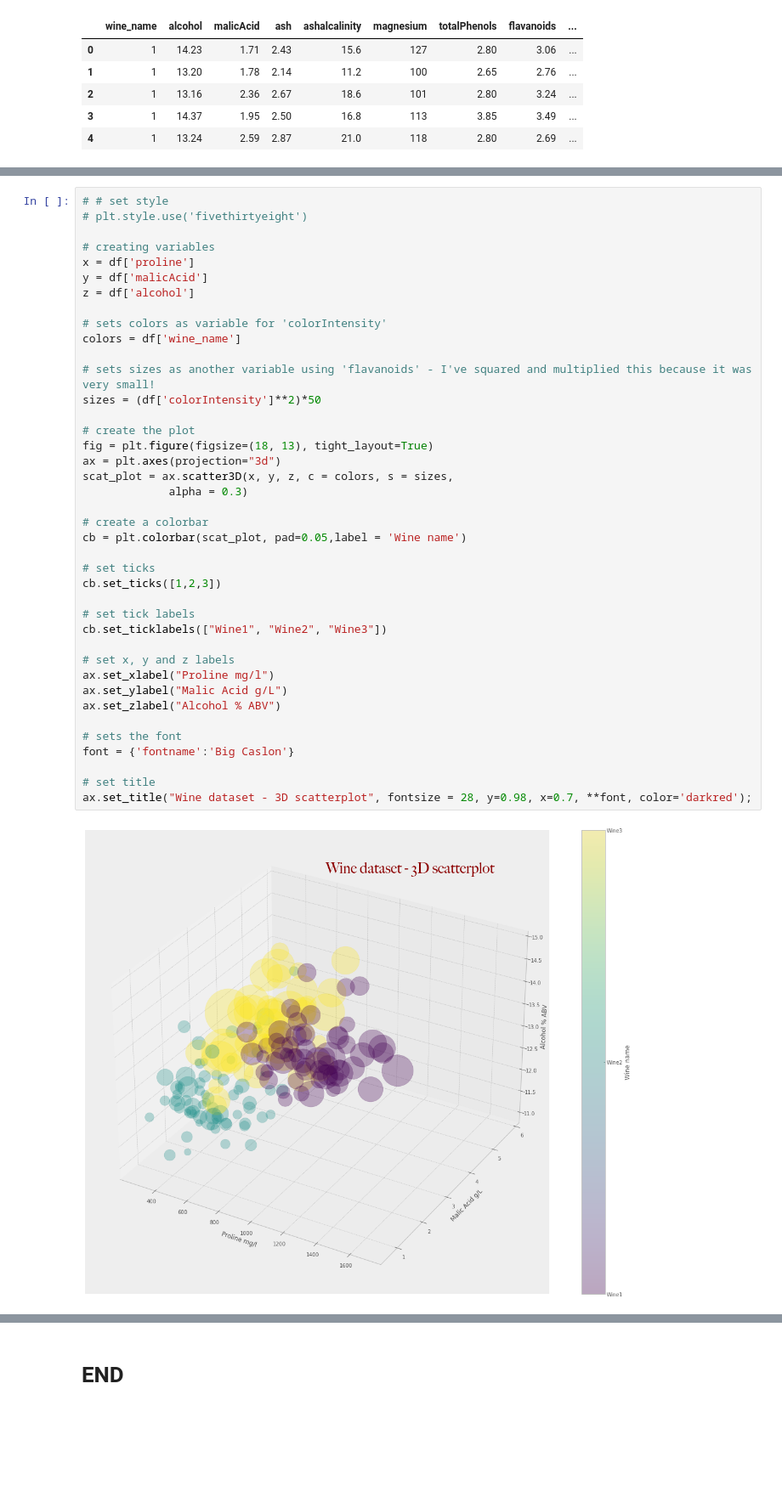
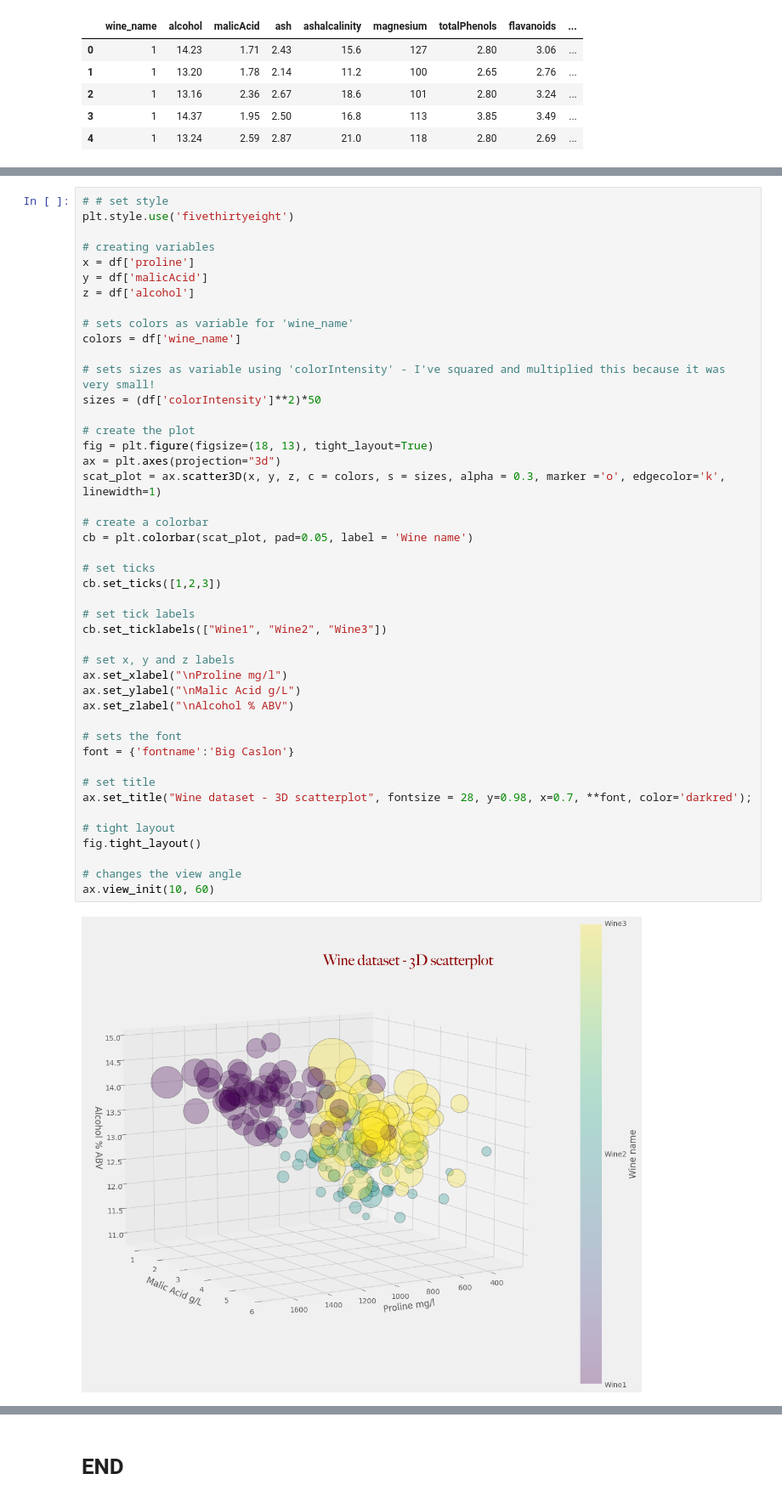
Before and after one commit to Caoimhinv/Fundamentals_Assessment, a Jupyter notebook: pyplot.ipynb, the cells around one changed output, grey strips where cells are left out. Shown: that part at 85% size. Cells and saved outputs as stored; diff of their text form; blank space fills up the shorter version.

```diff
--- a/pyplot.ipynb
+++ b/pyplot.ipynb
@@ -442,45 +485,50 @@ I'm just going to pick 5 variables to work with (I tried quite a few combination
 # %%
 # # set style
-# plt.style.use('fivethirtyeight')
+plt.style.use('fivethirtyeight')
 
 # creating variables
 x = df['proline']
 y = df['malicAcid']
 z = df['alcohol']
 
-# sets colors as variable for 'colorIntensity'
+# sets colors as variable for 'wine_name'
 colors = df['wine_name']
 
-# sets sizes as another variable using 'flavanoids' - I've squared and multiplied this because it was very small!
+# sets sizes as variable using 'colorIntensity' - I've squared and multiplied this because it was very small!
 sizes = (df['colorIntensity']**2)*50
 
 # create the plot
 fig = plt.figure(figsize=(18, 13), tight_layout=True)
 ax = plt.axes(projection="3d")
-scat_plot = ax.scatter3D(x, y, z, c = colors, s = sizes,
-             alpha = 0.3)
+scat_plot = ax.scatter3D(x, y, z, c = colors, s = sizes, alpha = 0.3, marker ='o', edgecolor='k', linewidth=1)
 
 # create a colorbar
-cb = plt.colorbar(scat_plot, pad=0.05,label = 'Wine name')
+cb = plt.colorbar(scat_plot, pad=0.05, label = 'Wine name')
 
 # set ticks
 cb.set_ticks([1,2,3])
 
 # set tick labels
 cb.set_ticklabels(["Wine1", "Wine2", "Wine3"])
 
 # set x, y and z labels
-ax.set_xlabel("Proline mg/l")
-ax.set_ylabel("Malic Acid g/L")
-ax.set_zlabel("Alcohol % ABV")
+ax.set_xlabel("\nProline mg/l")
+ax.set_ylabel("\nMalic Acid g/L")
+ax.set_zlabel("\nAlcohol % ABV")
 
 # sets the font
 font = {'fontname':'Big Caslon'}
 
 # set title
 ax.set_title("Wine dataset - 3D scatterplot", fontsize = 28, y=0.98, x=0.7, **font, color='darkred');
+
+# tight layout
+fig.tight_layout()
+
+# changes the view angle
+ax.view_init(10, 60)
 # %% [output]
-[figure, old version]
+[figure, new version]
 # %% [markdown]
 <br>
 
```
Also changed, not shown: parts of 33 cells of this notebook, 53 other files.
